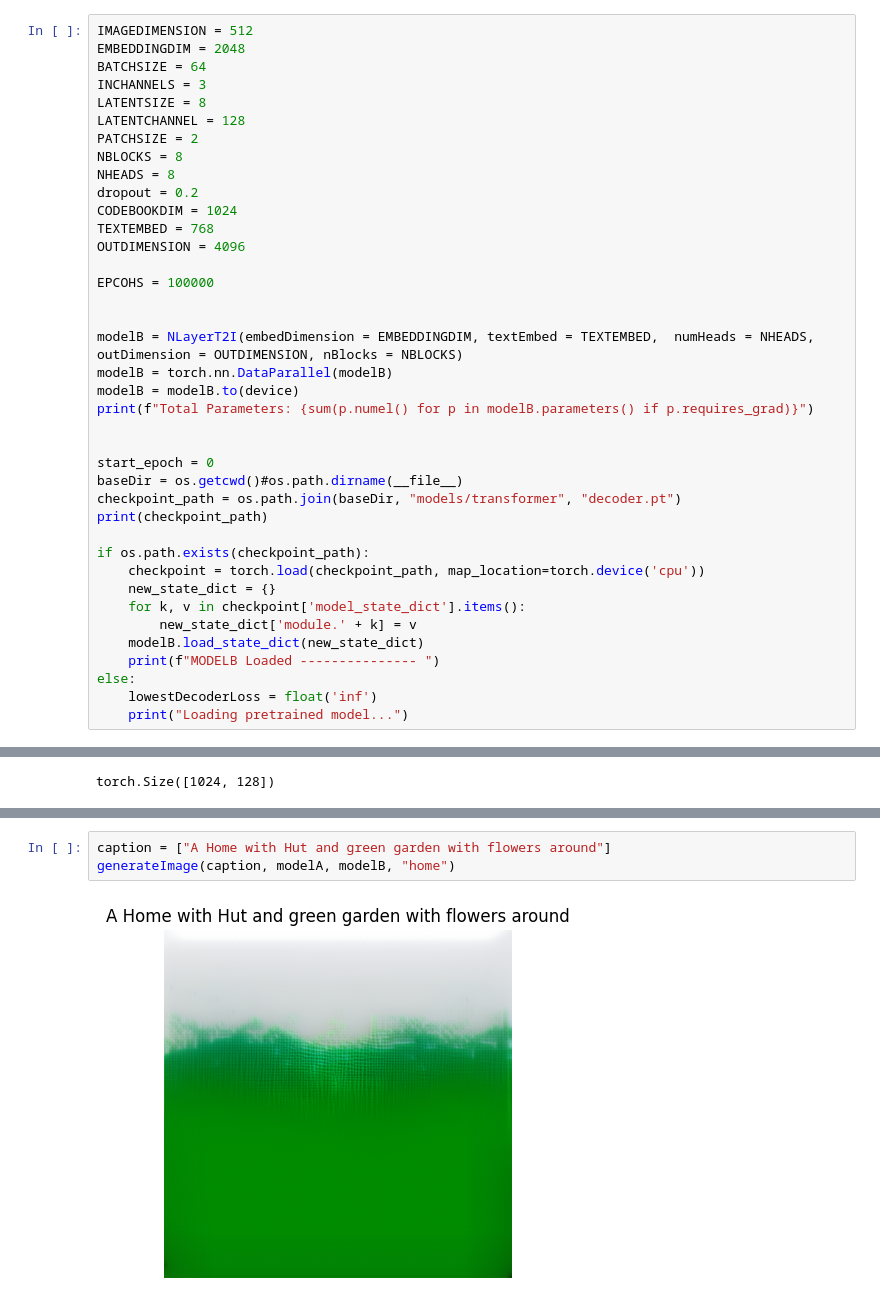
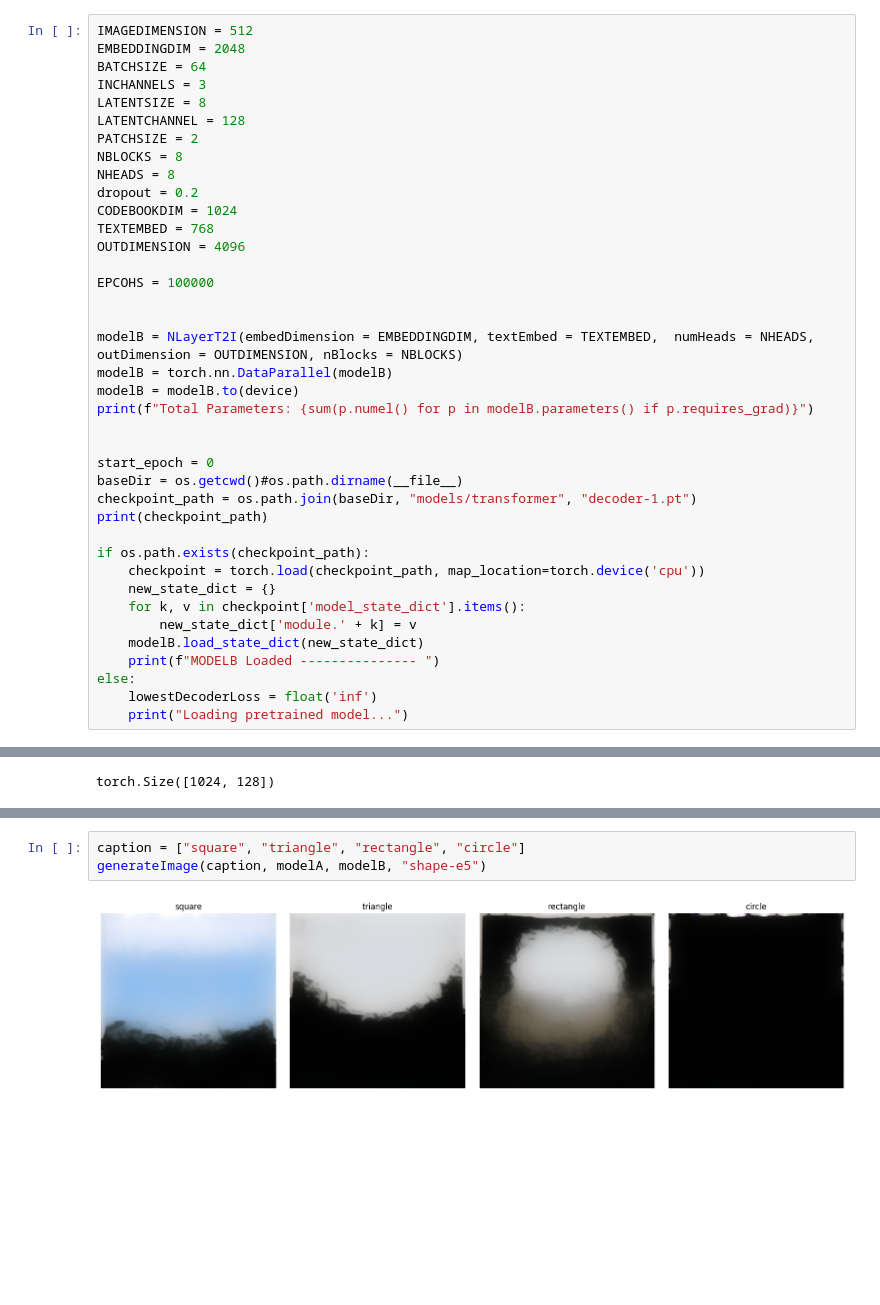
Before and after one commit to Ishushan02/Hybrid-Architecture-T2I, a Jupyter notebook: 10_ModelBTest.ipynb, the cells around one changed output, grey strips where cells are left out. Saved outputs shown, nothing was run; the diff lists cells and outputs as text; blank space fills up the shorter version.

```diff
--- a/10_ModelBTest.ipynb
+++ b/10_ModelBTest.ipynb
@@ -542,7 +542,7 @@ print(f"Total Parameters: {sum(p.numel() for p in modelB.parameters() if p.requi
 
 start_epoch = 0
 baseDir = os.getcwd()#os.path.dirname(__file__)
-checkpoint_path = os.path.join(baseDir, "models/transformer", "decoder.pt")
+checkpoint_path = os.path.join(baseDir, "models/transformer", "decoder-1.pt")
 print(checkpoint_path)
 
 if os.path.exists(checkpoint_path):
@@ -625,5 +625,5 @@ generateImage(caption, modelA, modelB)
 # %%
-caption = ["A Home with Hut and green garden with flowers around"]
-generateImage(caption, modelA, modelB, "home")
+caption = ["square", "triangle", "rectangle", "circle"]
+generateImage(caption, modelA, modelB, "shape-e5")
 # %% [output]
-[figure, old version]
+[figure, new version]
```
Also changed, not shown: parts of 5 cells of this notebook, 3 other files.
